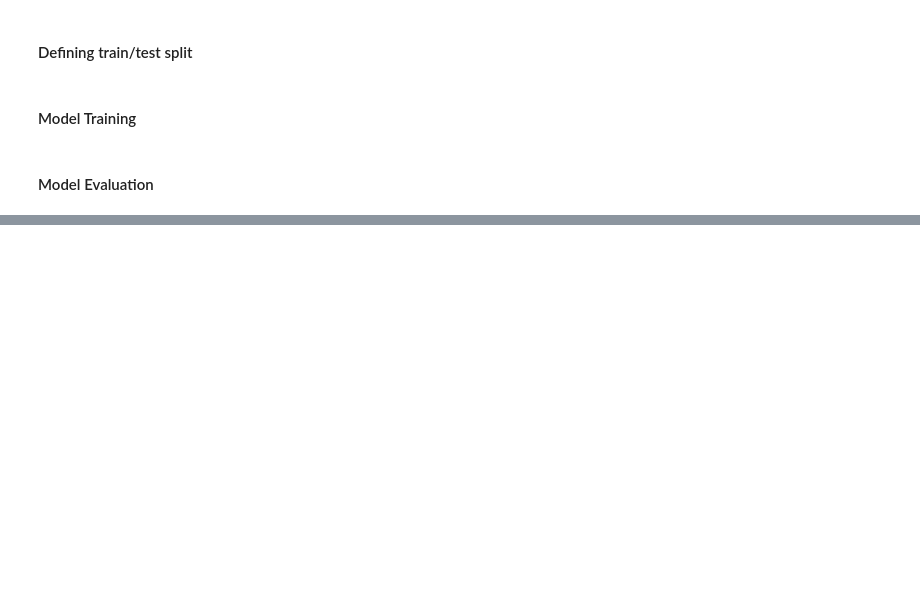
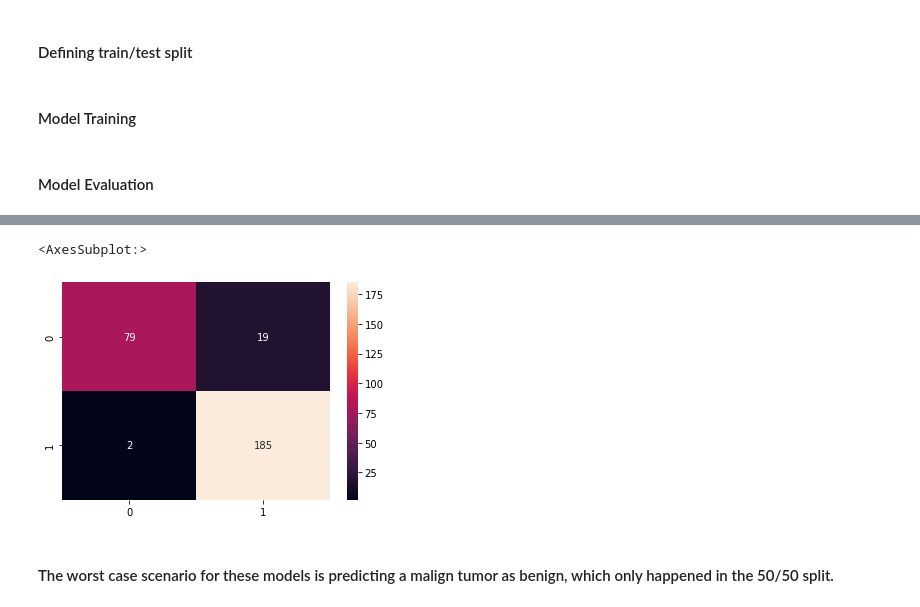
Before and after one commit to RangelBeatriz/ML-Practice, a Jupyter notebook: Breast Cancer Classification/01_classification_model.ipynb, the cells around one changed output, grey strips where cells are left out. Drawn from its saved outputs; the diff is of its cells as text; code cells hidden in the pictures; blank space fills up the shorter version.

```diff
--- a/Breast Cancer Classification/01_classification_model.ipynb
+++ b/Breast Cancer Classification/01_classification_model.ipynb
@@ -199,0 +247,7 @@ generate_svc_models(path + '/dataset/', 'features_train', 'target_var_train', pa
+# %%
+sns.heatmap(cm_50, annot=True, fmt='g')
+# %% [output]
+<AxesSubplot:>
+[figure, added]
+# %% [markdown]
+#### The worst case scenario for these models is predicting a malign tumor as benign, which only happened in the 50/50 split.
```
Also changed, not shown: parts of 18 cells of this notebook.
